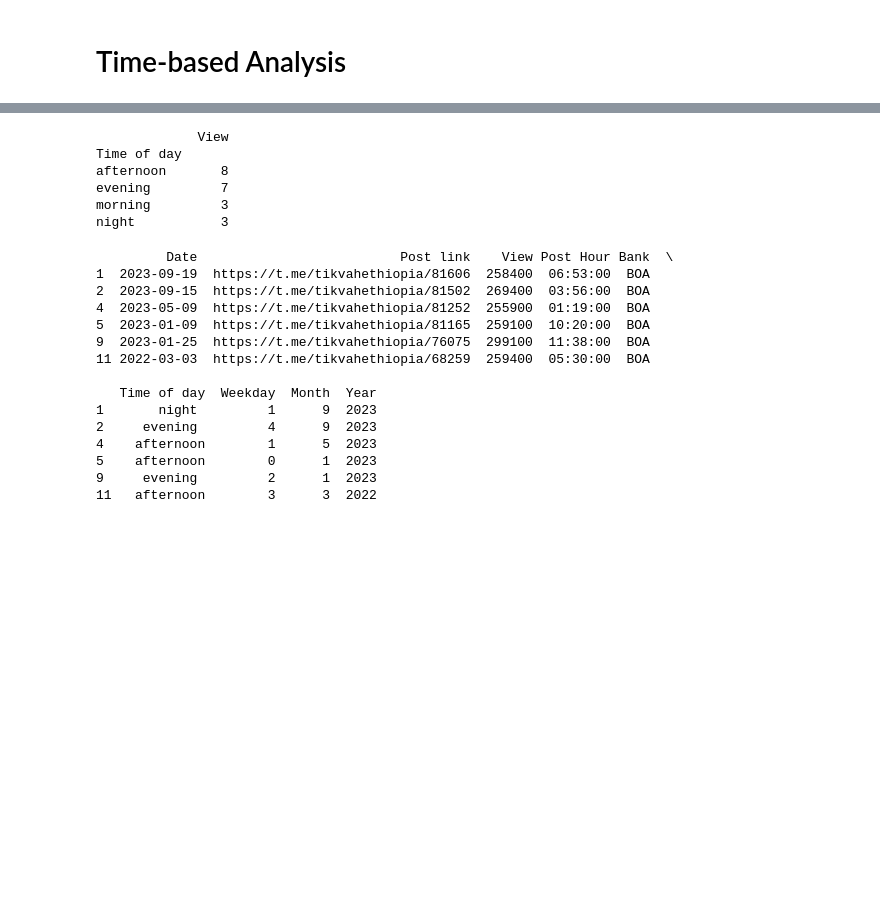
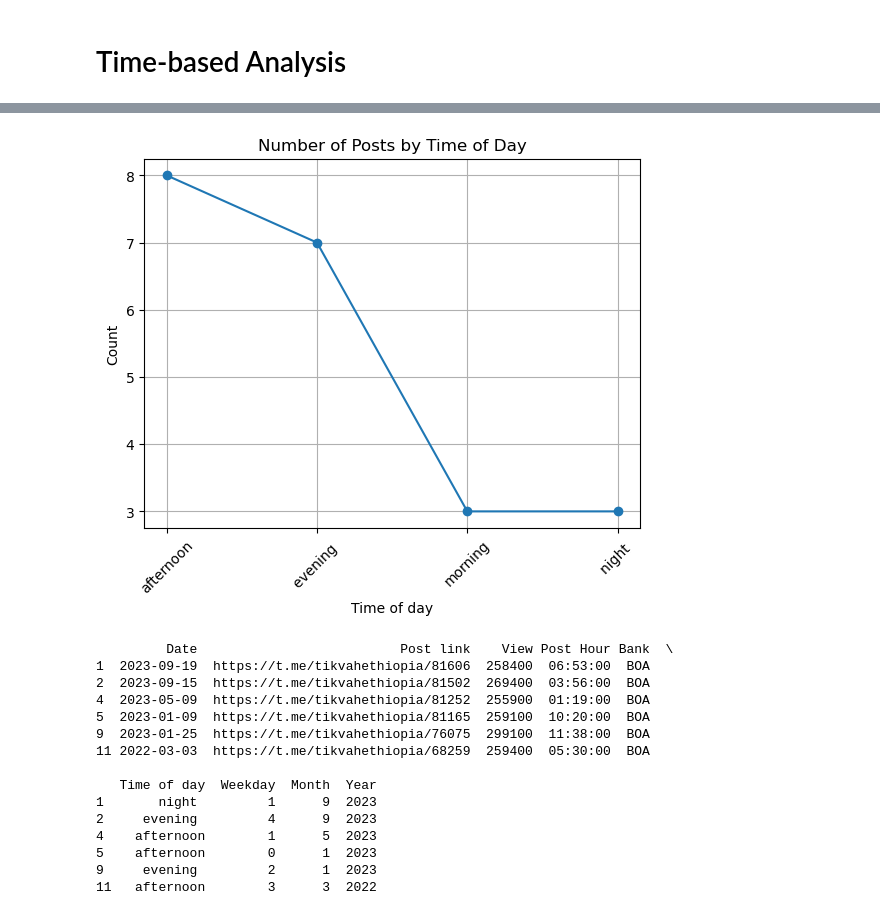
Before and after one commit to jodahe1/Tech-savvy-bank-, a Jupyter notebook: Task-1/BankAnalysis.ipynb, the cells around one changed output, grey strips where cells are left out. Saved outputs shown, nothing was run; the diff lists cells and outputs as text; code cells hidden in the pictures; blank space fills up the shorter version.

```diff
--- a/Task-1/BankAnalysis.ipynb
+++ b/Task-1/BankAnalysis.ipynb
@@ -94,14 +107,17 @@ print(Boa_data.head())
-# %%
-#Grouping and Aggregation
-grouped_by_time = Boa_data.groupby('Time of day').agg({'View': 'count'})
-print(grouped_by_time)
-# %% [output]
-             View
-Time of day
-afternoon       8
-evening         7
-morning         3
-night           3
+# %%
+# Grouping and Aggregation
+grouped_by_time = Boa_data['Time of day'].value_counts().sort_index()
+
+# Create a time series chart
+plt.plot(grouped_by_time.index, grouped_by_time.values, marker='o')
+plt.xlabel('Time of day')
+plt.ylabel('Count')
+plt.title('Number of Posts by Time of Day')
+plt.grid(True)
+plt.xticks(rotation=45)
+plt.show()
+# %% [output]
+[figure, added]
 # %%
 # Data Filtering for specific period of time
 filtered_data = Boa_data[(Boa_data['Date'] >= '2022-01-01') & (Boa_data['View'] > 250000)]
```
Also changed, not shown: parts of 4 cells of this notebook, 1 other file.
